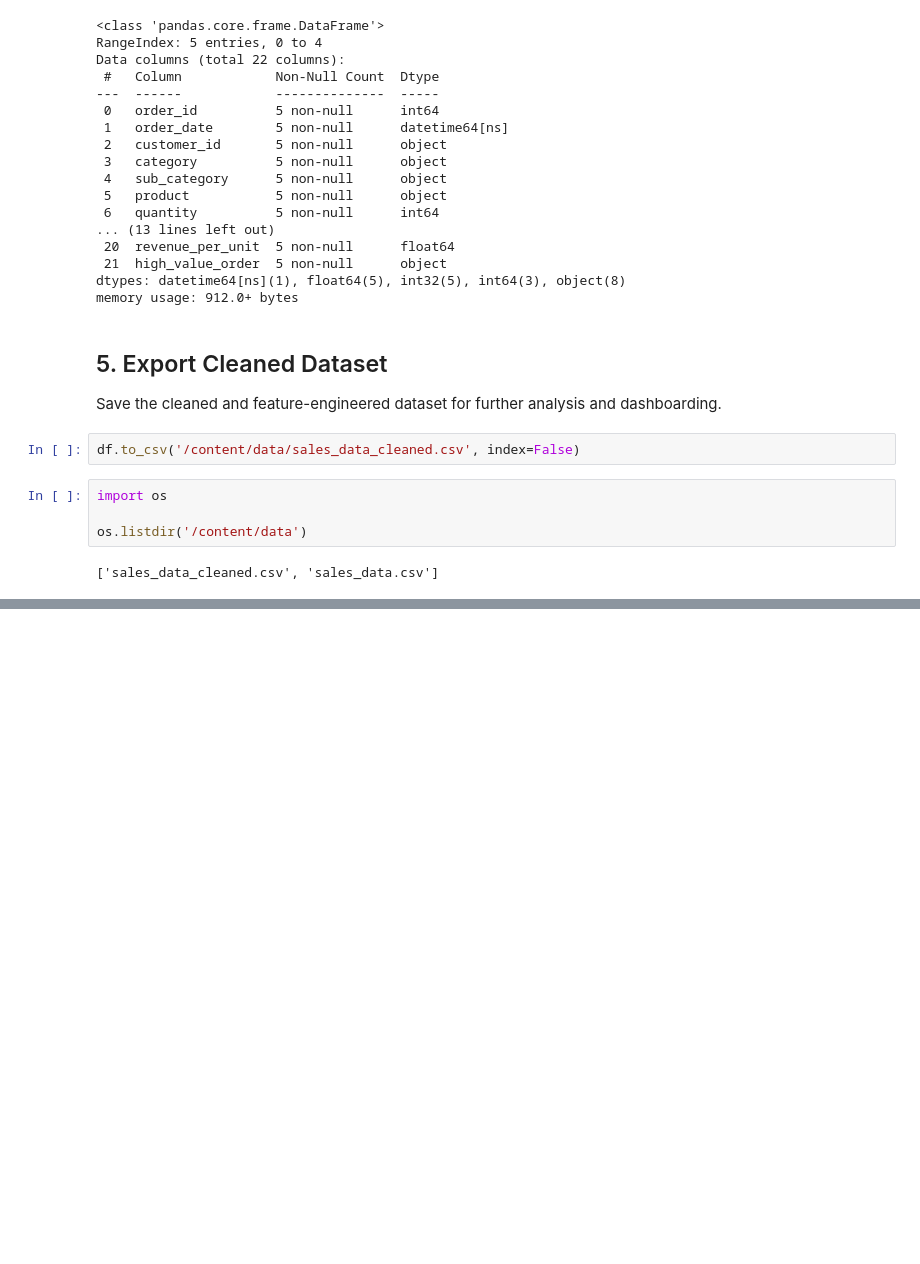
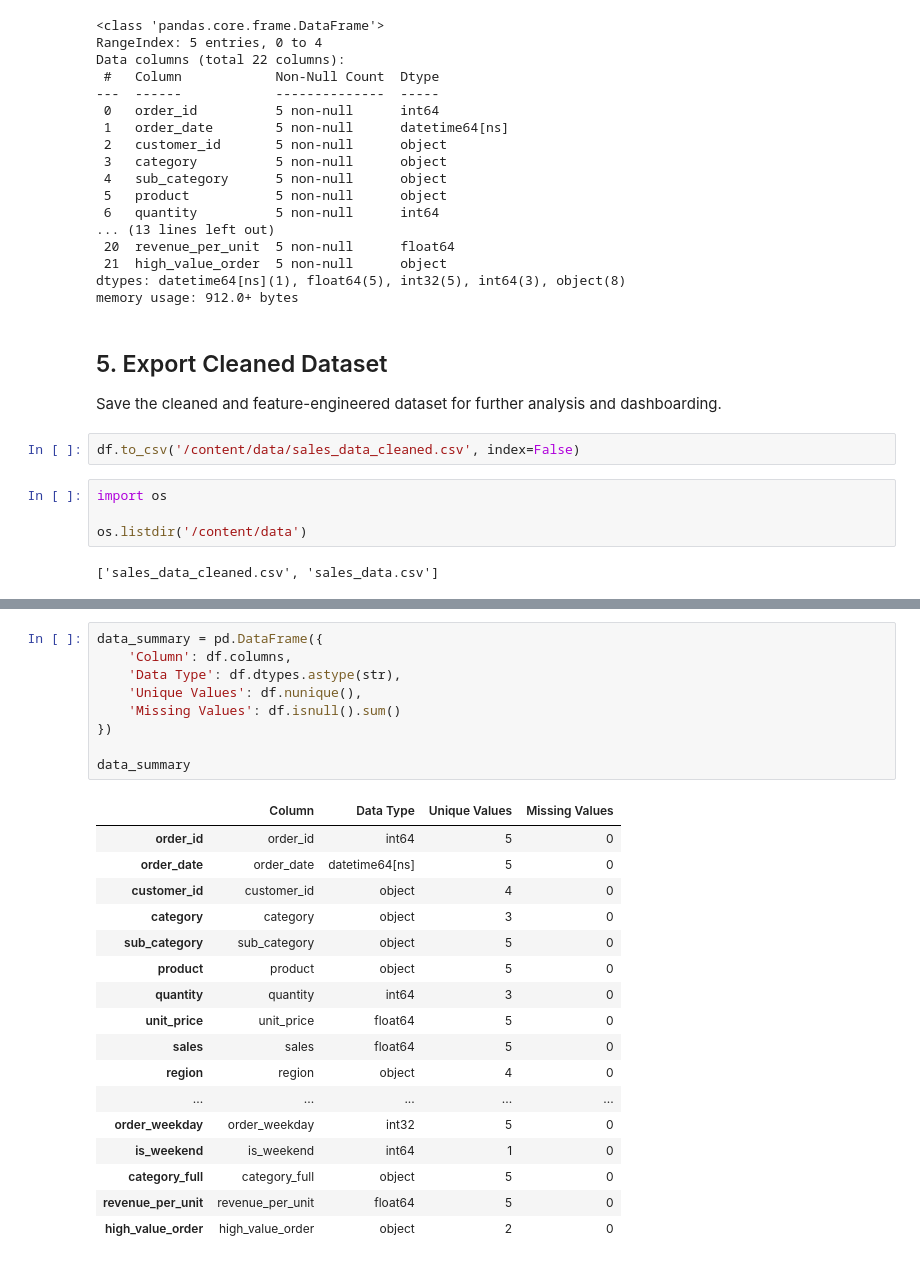
Before and after one commit to satyakala-teja/analytics-capstone-satyakala, a Jupyter notebook: notebooks/02_data_cleaning_and_feature_engineering.ipynb, the cells around one changed output, grey strips where cells are left out. Drawn from its saved outputs; the diff is of its cells as text; blank space fills up the shorter version.

```diff
--- a/notebooks/02_data_cleaning_and_feature_engineering.ipynb
+++ b/notebooks/02_data_cleaning_and_feature_engineering.ipynb
@@ -227,0 +238,27 @@ os.listdir('/content/data')
+# %%
+data_summary = pd.DataFrame({
+    'Column': df.columns,
+    'Data Type': df.dtypes.astype(str),
+    'Unique Values': df.nunique(),
+    'Missing Values': df.isnull().sum()
+})
+
+data_summary
+# %% [output]
+|  | Column | Data Type | Unique Values | Missing Values |
+| order_id | order_id | int64 | 5 | 0 |
+| order_date | order_date | datetime64[ns] | 5 | 0 |
+| customer_id | customer_id | object | 4 | 0 |
+| category | category | object | 3 | 0 |
+| sub_category | sub_category | object | 5 | 0 |
+| product | product | object | 5 | 0 |
+| quantity | quantity | int64 | 3 | 0 |
+| unit_price | unit_price | float64 | 5 | 0 |
+| sales | sales | float64 | 5 | 0 |
+| region | region | object | 4 | 0 |
+| ... | ... | ... | ... | ... |
+| order_weekday | order_weekday | int32 | 5 | 0 |
+| is_weekend | is_weekend | int64 | 1 | 0 |
+| category_full | category_full | object | 5 | 0 |
+| revenue_per_unit | revenue_per_unit | float64 | 5 | 0 |
+| high_value_order | high_value_order | object | 2 | 0 |
```
Also changed, not shown: parts of 2 cells of this notebook.
